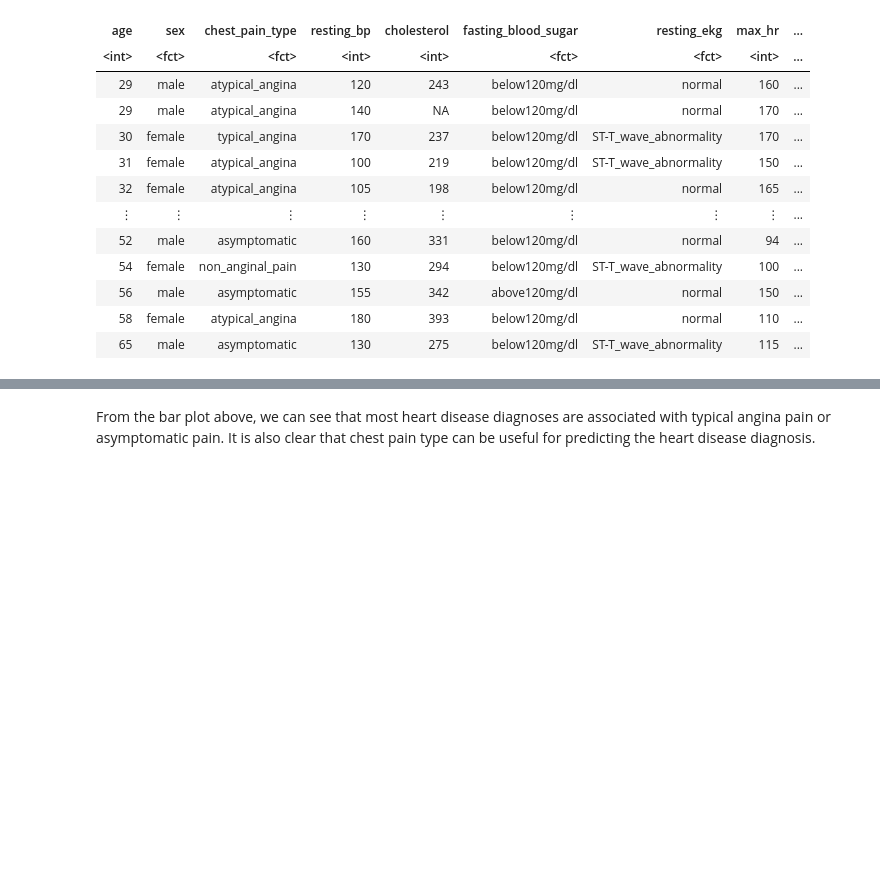
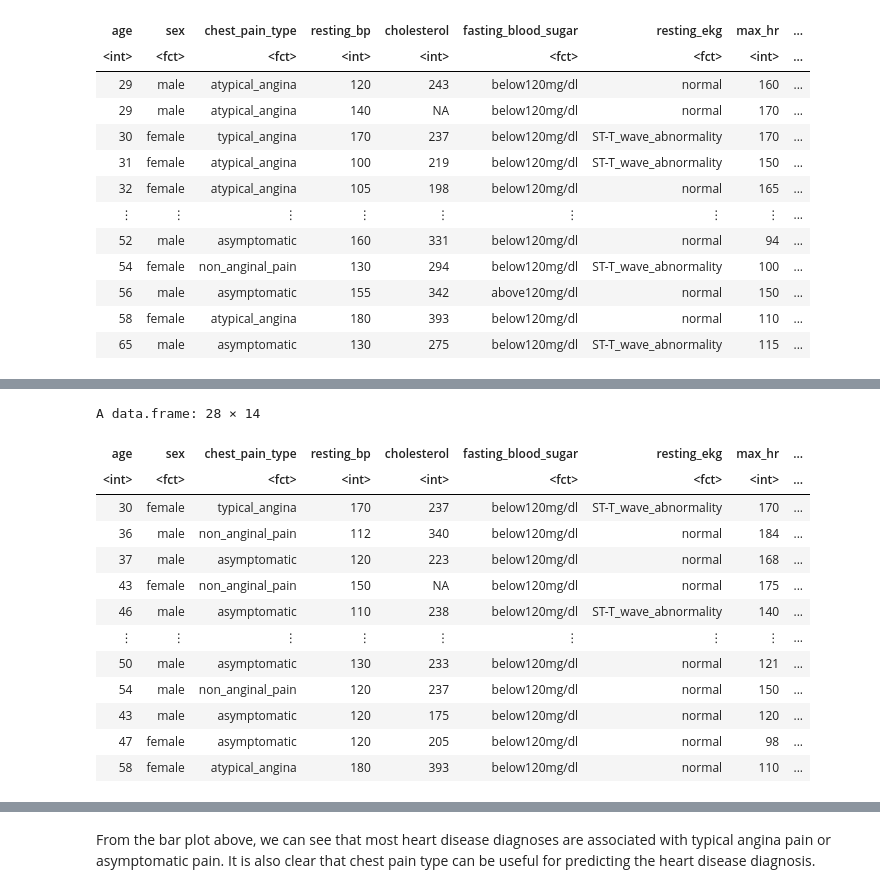
Before and after one commit to MaxVinichenko/DSCI_100_Final_Project, a Jupyter notebook: data.ipynb, the cells around one changed output, grey strips where cells are left out. Drawn from its saved outputs; the diff is of its cells as text; code cells hidden in the pictures; blank space fills up the shorter version.

```diff
--- a/data.ipynb
+++ b/data.ipynb
@@ -129,0 +152,22 @@ A data.frame: 293 × 14
+# %%
+#The table with 28 rows with no missing data for thalassemia type
+
+summarized_table_no_missing_data <- formatted_heart_disease |>
+                    filter(thalassemia_type != '?')
+
+summarized_table_no_missing_data
+# %% [output]
+A data.frame: 28 × 14
+| age | sex | chest_pain_type | resting_bp | cholesterol | fasting_blood_sugar | resting_ekg | max_hr | ... |
+| <int> | <fct> | <fct> | <int> | <int> | <fct> | <fct> | <int> | ... |
+| 30 | female | typical_angina | 170 | 237 | below120mg/dl | ST-T_wave_abnormality | 170 | ... |
+| 36 | male | non_anginal_pain | 112 | 340 | below120mg/dl | normal | 184 | ... |
+| 37 | male | asymptomatic | 120 | 223 | below120mg/dl | normal | 168 | ... |
+| 43 | female | non_anginal_pain | 150 | NA | below120mg/dl | normal | 175 | ... |
+| 46 | male | asymptomatic | 110 | 238 | below120mg/dl | ST-T_wave_abnormality | 140 | ... |
+| ⋮ | ⋮ | ⋮ | ⋮ | ⋮ | ⋮ | ⋮ | ⋮ | ... |
+| 50 | male | asymptomatic | 130 | 233 | below120mg/dl | normal | 121 | ... |
+| 54 | male | non_anginal_pain | 120 | 237 | below120mg/dl | normal | 150 | ... |
+| 43 | male | asymptomatic | 120 | 175 | below120mg/dl | normal | 120 | ... |
+| 47 | female | asymptomatic | 120 | 205 | below120mg/dl | normal | 98 | ... |
+| 58 | female | atypical_angina | 180 | 393 | below120mg/dl | normal | 110 | ... |
```
Also changed, not shown: parts of 5 cells of this notebook.
